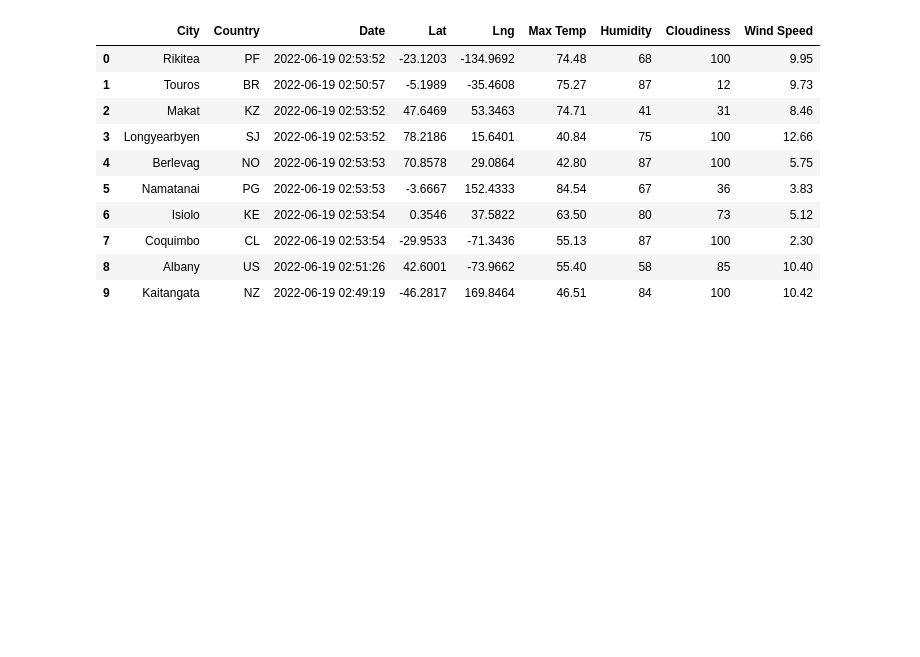
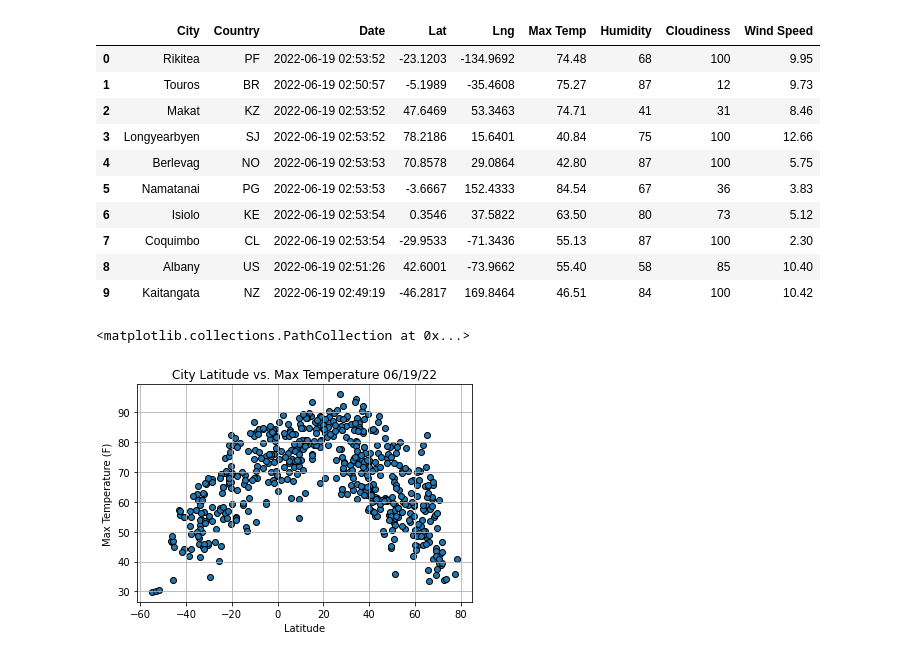
Before and after one commit to Keeron12/Woeld_Weather_Analysis, a Jupyter notebook: WeatherPy.ipynb, the cells around one changed output. Drawn from its saved outputs; the diff is of its cells as text; code cells hidden in the pictures; blank space fills up the shorter version.

Commit message:
Adding updated WeatherPy file with plots

```diff
--- a/WeatherPy.ipynb
+++ b/WeatherPy.ipynb
@@ -234,3 +238,40 @@ output_data_file = "C:/Users/Keeron/Documents/Rice University Data Anlyst Bootca
 # Export the City_Data into a csv
 
 city_data_df.to_csv(output_data_file, index_label="City_ID")
+# %%
+# Extract relevant fields from the DataFrame for plotting
+
+lats = city_data_df["Lat"]
+
+max_temps = city_data_df["Max Temp"]
+
+humidity = city_data_df["Humidity"]
+
+cloudiness = city_data_df["Cloudiness"]
+
+wind_speed = city_data_df["Wind Speed"]
+# %%
+# Build the scatter plot for latitude vs. max temperature
+
+temp_plot_max_temps = plt.scatter(lats, max_temps, edgecolor="black", linewidths=1, marker="o")
+
+# Incorporate the other graph properties
+
+plt.title("City Latitude vs. Max Temperature "+ time.strftime("%x"))
+
+plt.ylabel("Max Temperature (F)")
+
+plt.xlabel("Latitude")
+
+plt.grid(True)
+
+# Save the figure
+
+plt.savefig("C:/Users/Keeron/Documents/Rice University Data Anlyst Bootcamp/Challenges/Challenge 6/World_Weather_Analysis/Fig1.png")
+
+# Show plot
+
+temp_plot_max_temps
+# %% [output]
+<matplotlib.collections.PathCollection at 0x...>
+[figure, added]
```
Also changed, not shown: parts of 4 cells of this notebook.
